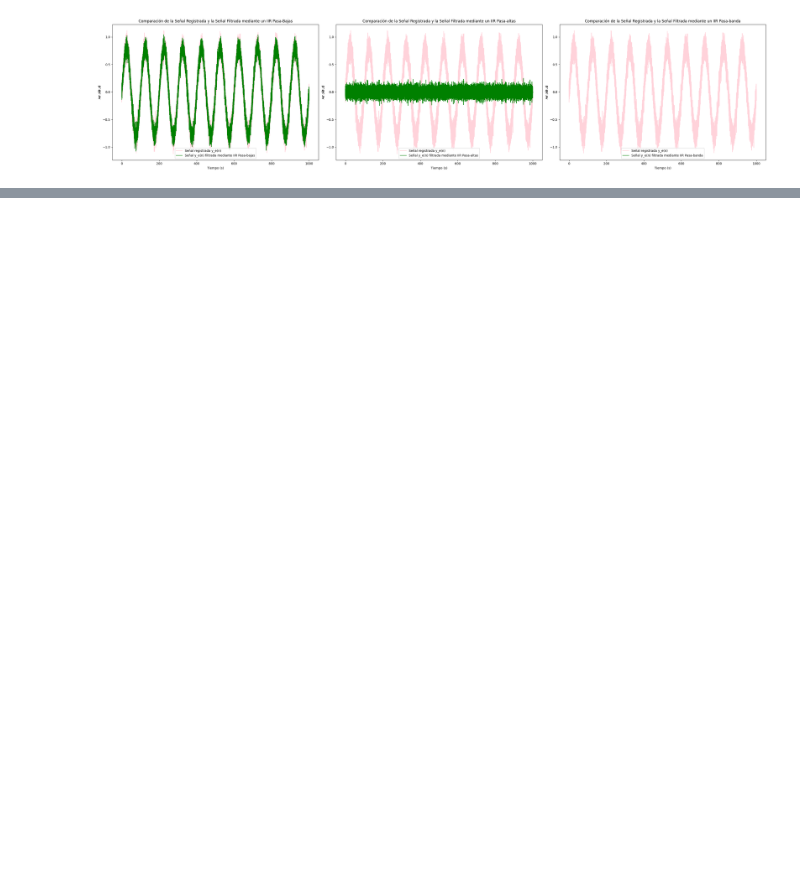
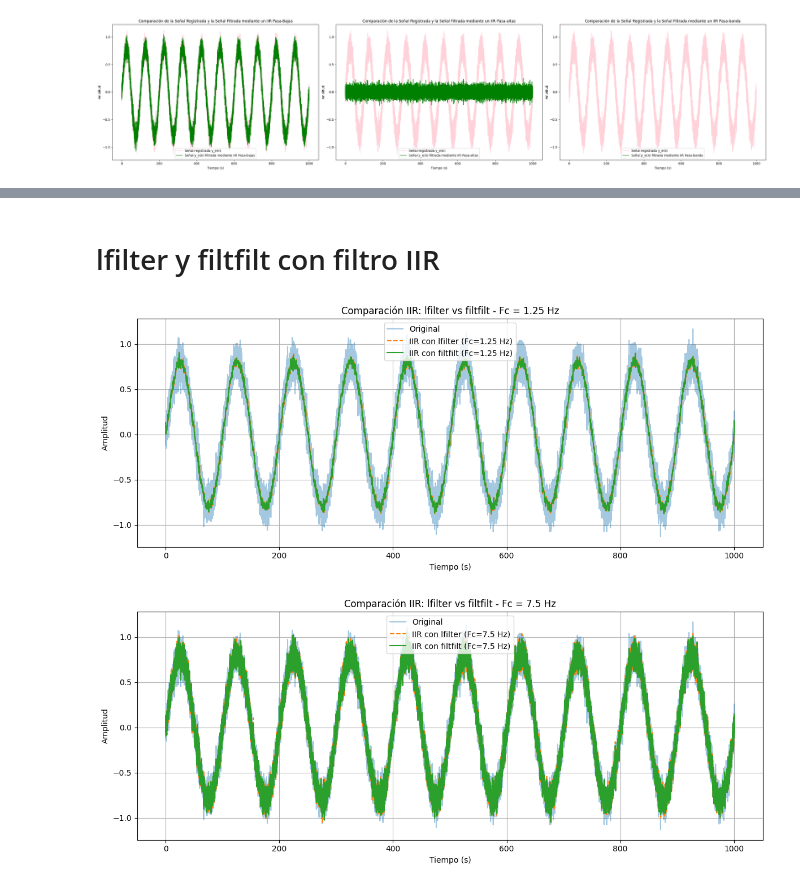
Before and after one commit to LisethTiria/Biosenales-2025-1, a Jupyter notebook: Practica6/FiltrosDigitales.ipynb, the cells around one changed output, grey strips where cells are left out. Cells and saved outputs as stored; diff of their text form; code cells hidden in the pictures; blank space fills up the shorter version.

```diff
--- a/Practica6/FiltrosDigitales.ipynb
+++ b/Practica6/FiltrosDigitales.ipynb
@@ -296,0 +339,32 @@ plt.show()
+# %% [markdown]
+# lfilter y filtfilt con filtro IIR
+# %%
+# Pruebas para filtro IIR pasa bajas con diferentes Fc
+fc_iir_list = [1.25, 7.5]  # Hz
+orden_iir = 4  # Más bajo que FIR, suficiente para IIR
+
+for fc_iir in fc_iir_list:
+    Wn_iir = fc_iir / nyquist
+
+    # Diseño del filtro IIR pasa bajas Butterworth
+    b_iir, a_iir = signal.iirfilter(orden_iir, Wn_iir, btype='low', ftype='butter')
+
+    # Filtrado con lfilter y filtfilt
+    y_iir_lfilter = signal.lfilter(b_iir, a_iir, y_e)
+    y_iir_filtfilt = signal.filtfilt(b_iir, a_iir, y_e)
+
+    # Graficamos
+    plt.figure(figsize=(12, 5))
+    plt.plot(n, y_e, label='Original', alpha=0.4)
+    plt.plot(n, y_iir_lfilter, label=f'IIR con lfilter (Fc={fc_iir} Hz)', linestyle='--')
+    plt.plot(n, y_iir_filtfilt, label=f'IIR con filtfilt (Fc={fc_iir} Hz)', linestyle='-')
+    plt.title(f"Comparación IIR: lfilter vs filtfilt - Fc = {fc_iir} Hz")
+    plt.xlabel("Tiempo (s)")
+    plt.ylabel("Amplitud")
+    plt.legend()
+    plt.grid(True)
+    plt.tight_layout()
+    plt.show()
+# %% [output]
+[figure, added]
+[figure, added]
```
Also changed, not shown: parts of 13 cells of this notebook.
